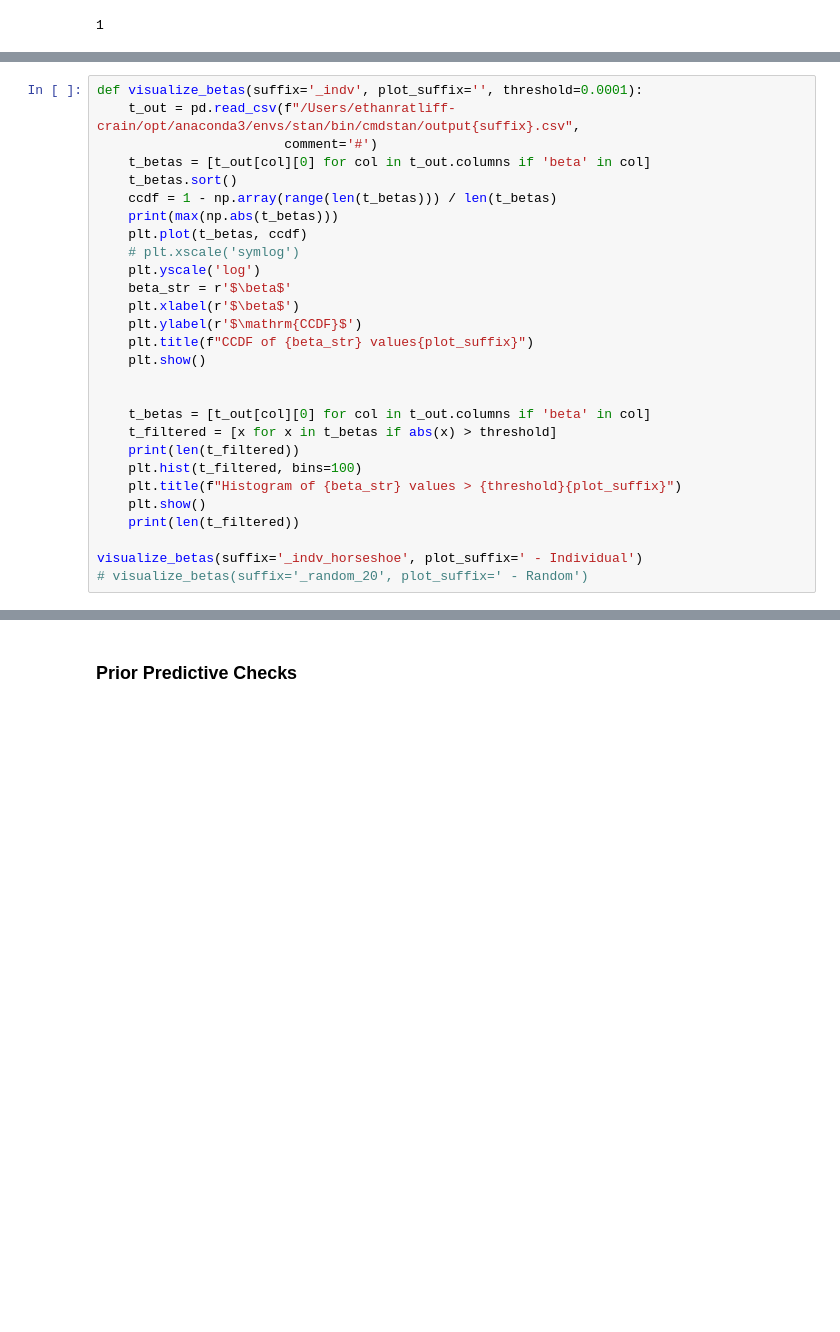
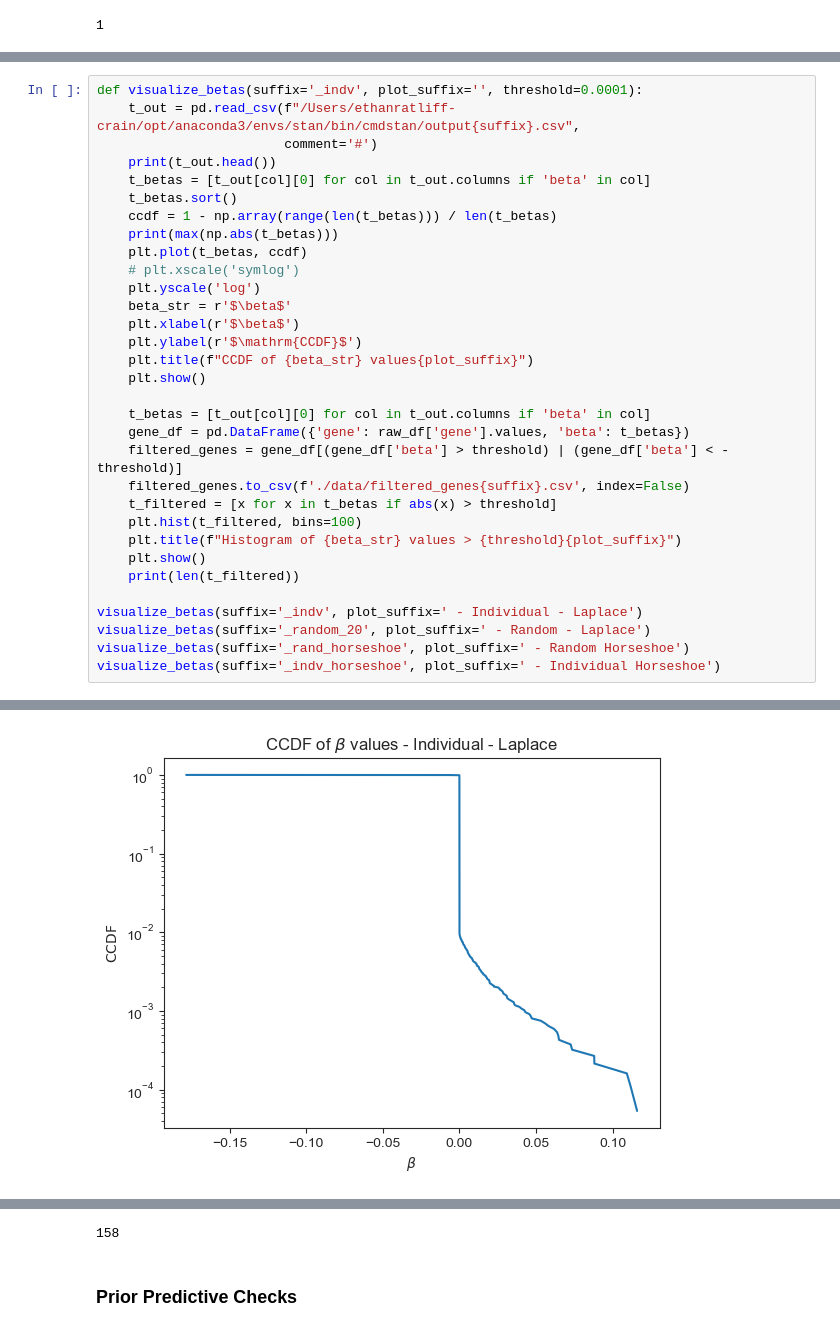
Before and after one commit to CamLunn/Bayesian-Logistic-Regression-Kidney-Disease, a Jupyter notebook: model_notebook_1.ipynb, the cells around one changed output, grey strips where cells are left out. Drawn from its saved outputs; the diff is of its cells as text; blank space fills up the shorter version.

```diff
--- a/model_notebook_1.ipynb
+++ b/model_notebook_1.ipynb
@@ -250,6 +383,7 @@ Y
 def visualize_betas(suffix='_indv', plot_suffix='', threshold=0.0001):
     t_out = pd.read_csv(f"/Users/ethanratliff-crain/opt/anaconda3/envs/stan/bin/cmdstan/output{suffix}.csv",
                         comment='#')
+    print(t_out.head())
     t_betas = [t_out[col][0] for col in t_out.columns if 'beta' in col]
     t_betas.sort()
     ccdf = 1 - np.array(range(len(t_betas))) / len(t_betas)
@@ -263,14 +397,18 @@ def visualize_betas(suffix='_indv', plot_suffix='', threshold=0.0001):
     plt.title(f"CCDF of {beta_str} values{plot_suffix}")
     plt.show()
 
-
     t_betas = [t_out[col][0] for col in t_out.columns if 'beta' in col]
+    gene_df = pd.DataFrame({'gene': raw_df['gene'].values, 'beta': t_betas})
+    filtered_genes = gene_df[(gene_df['beta'] > threshold) | (gene_df['beta'] < -threshold)]
+    filtered_genes.to_csv(f'./data/filtered_genes{suffix}.csv', index=False)
     t_filtered = [x for x in t_betas if abs(x) > threshold]
-    print(len(t_filtered))
     plt.hist(t_filtered, bins=100)
     plt.title(f"Histogram of {beta_str} values > {threshold}{plot_suffix}")
     plt.show()
     print(len(t_filtered))
 
-visualize_betas(suffix='_indv_horseshoe', plot_suffix=' - Individual')
-# visualize_betas(suffix='_random_20', plot_suffix=' - Random')
+visualize_betas(suffix='_indv', plot_suffix=' - Individual - Laplace')
+visualize_betas(suffix='_random_20', plot_suffix=' - Random - Laplace')
+visualize_betas(suffix='_rand_horseshoe', plot_suffix=' - Random Horseshoe')
+visualize_betas(suffix='_indv_horseshoe', plot_suffix=' - Individual Horseshoe')
+# %% [output]
@@ -276,0 +429 @@ visualize_betas(suffix='_indv_horseshoe', plot_suffix=' - Individual')
+[figure, added]
@@ -277,3 +473,4 @@ visualize_betas(suffix='_indv_horseshoe', plot_suffix=' - Individual')
+158
 # %% [markdown]
 ### Prior Predictive Checks
 # %% [markdown]
```
Also changed, not shown: parts of 24 cells of this notebook, 29 other files.
